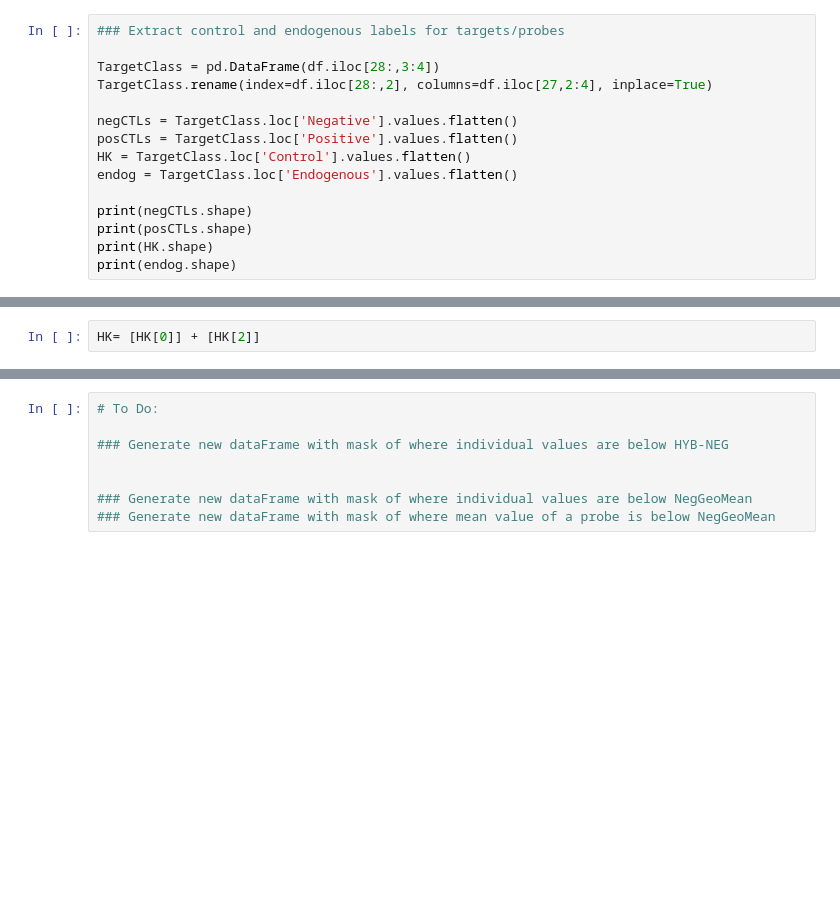
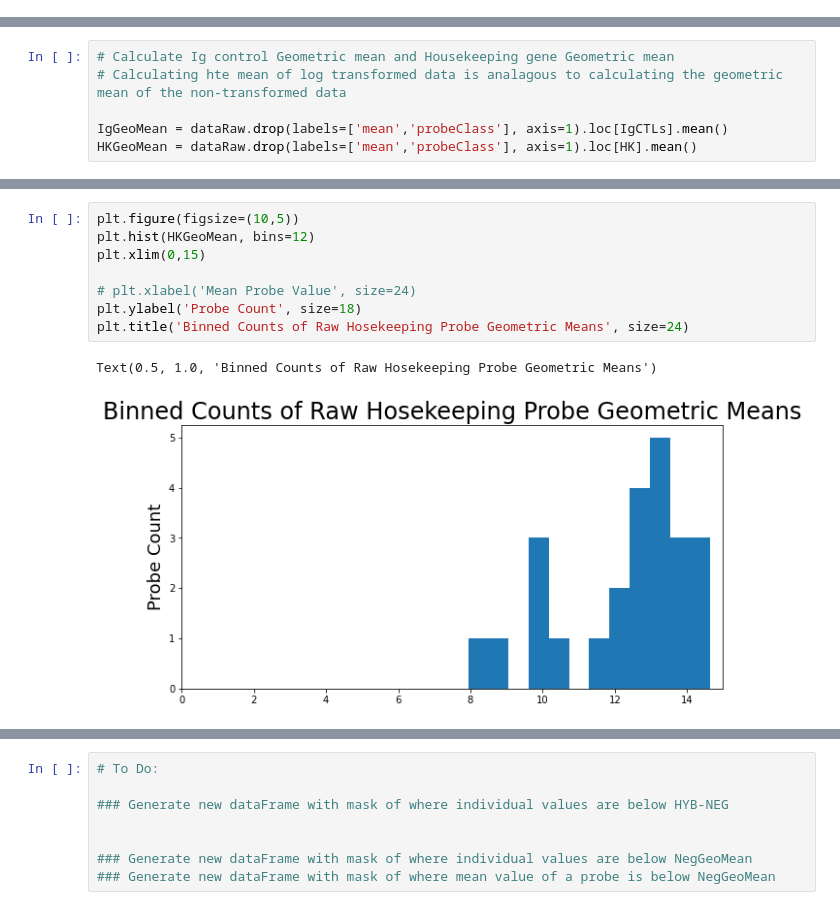
Before and after one commit to kyleupton/NanoString, a Jupyter notebook: DSP_nCounter_Protein_QC.ipynb, the cells around one changed output, grey strips where cells are left out. Saved outputs shown, nothing was run; the diff lists cells and outputs as text; blank space fills up the shorter version.

```diff
--- a/DSP_nCounter_Protein_QC.ipynb
+++ b/DSP_nCounter_Protein_QC.ipynb
@@ -88,15 +88,0 @@ dataSorted = data.sort_values(by = ['probeClass', 'mean'], ascending=[True,True]
-# %%
-### Extract control and endogenous labels for targets/probes
-
-TargetClass = pd.DataFrame(df.iloc[28:,3:4])
-TargetClass.rename(index=df.iloc[28:,2], columns=df.iloc[27,2:4], inplace=True)
-
-negCTLs = TargetClass.loc['Negative'].values.flatten()
-posCTLs = TargetClass.loc['Positive'].values.flatten()
-HK = TargetClass.loc['Control'].values.flatten()
-endog = TargetClass.loc['Endogenous'].values.flatten()
-
-print(negCTLs.shape)
-print(posCTLs.shape)
-print(HK.shape)
-print(endog.shape)
@@ -105,2 +88,0 @@ negCTLs = [negCTLs[0]] + [negCTLs[2]]
-# %%
-HK= [HK[0]] + [HK[2]]
@@ -141,0 +220,6 @@ surfArea = sampleInfo.loc['AOI surface area']#.values.flatten()
+# %%
+# Calculate Ig control Geometric mean and Housekeeping gene Geometric mean
+# Calculating hte mean of log transformed data is analagous to calculating the geometric mean of the non-transformed data
+
+IgGeoMean = dataRaw.drop(labels=['mean','probeClass'], axis=1).loc[IgCTLs].mean()
+HKGeoMean = dataRaw.drop(labels=['mean','probeClass'], axis=1).loc[HK].mean()
@@ -141,0 +246,11 @@ surfArea = sampleInfo.loc['AOI surface area']#.values.flatten()
+# %%
+plt.figure(figsize=(10,5))
+plt.hist(HKGeoMean, bins=12)
+plt.xlim(0,15)
+
+# plt.xlabel('Mean Probe Value', size=24)
+plt.ylabel('Probe Count', size=18)
+plt.title('Binned Counts of Raw Hosekeeping Probe Geometric Means', size=24)
+# %% [output]
+Text(0.5, 1.0, 'Binned Counts of Raw Hosekeeping Probe Geometric Means')
+[figure, added]
```
Also changed, not shown: parts of 72 cells of this notebook.
